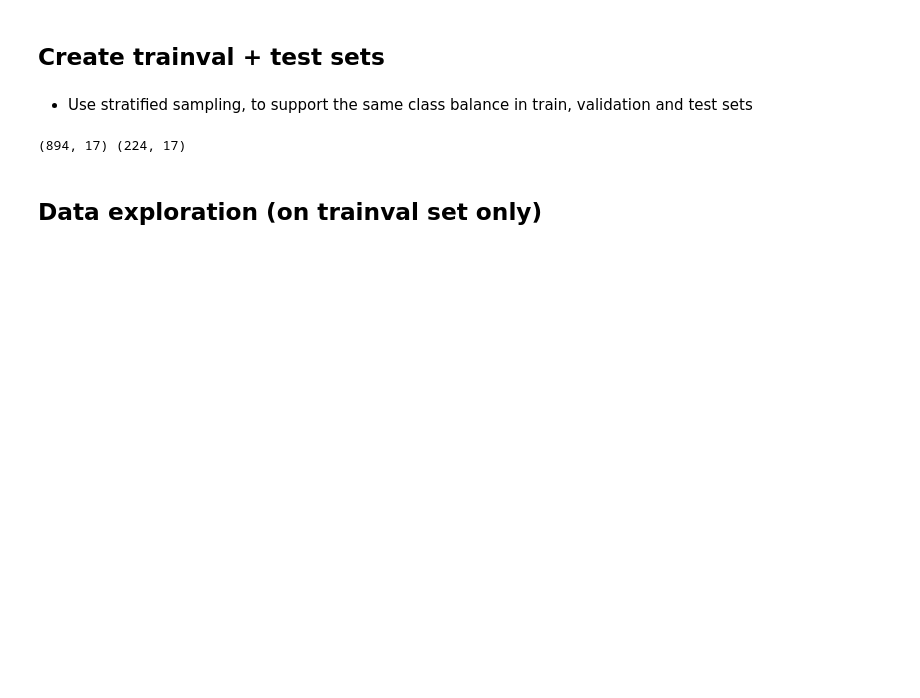
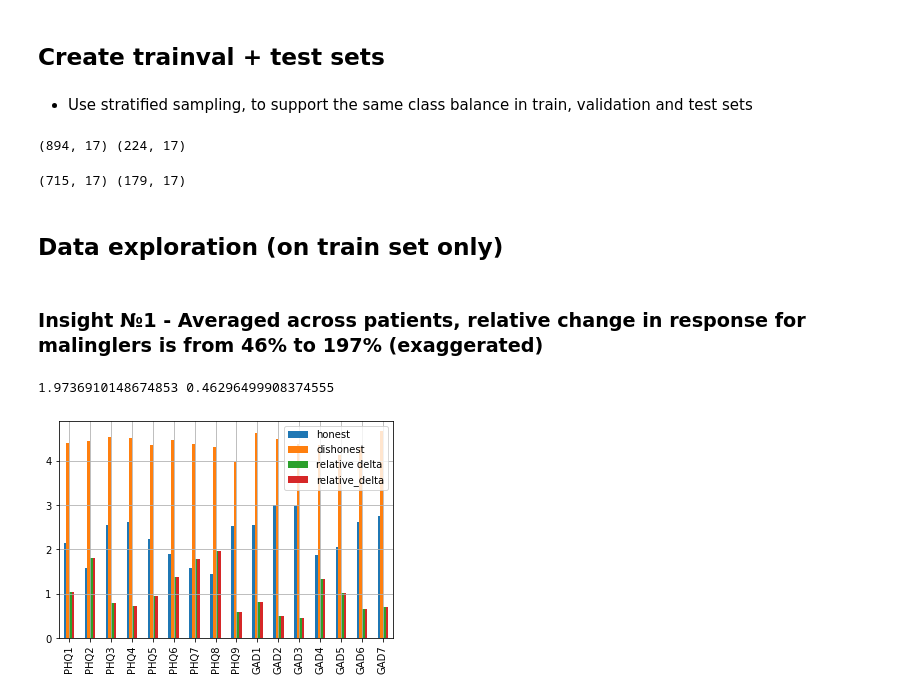
Before and after one commit to PashaIanko/Robust-Feature-Selection, a Jupyter notebook: main.ipynb, the cells around one changed output. Drawn from its saved outputs; the diff is of its cells as text; code cells hidden in the pictures; blank space fills up the shorter version.

Commit message:
gained the first insight

```diff
--- a/main.ipynb
+++ b/main.ipynb
@@ -24,7 +24,8 @@ from nbpep8.nbpep8 import pep8
 # Read the data
 # %%
 drive.mount('/content/gdrive')
-datasets_folder_path = '/content/gdrive/MyDrive/ML/DataScience_Dataset 2022-2023'
+datasets_folder_path = \
+    '/content/gdrive/MyDrive/ML/DataScience_Dataset 2022-2023'
 
 assert os.path.isdir(datasets_folder_path)
 # %% [output]
@@ -102,12 +103,13 @@ ax.grid()
 # %% [markdown]
 - Use stratified sampling, to support the same class balance in train, validation and test sets
 # %%
+TRAINVAL_SIZE = 0.8
 TRAIN_SIZE = 0.8
 RANDOM_STATE = 42
 
 df_trainval, df_test = train_test_split(
     dataset,
-    train_size=TRAIN_SIZE,
+    train_size=TRAINVAL_SIZE,
     random_state=RANDOM_STATE,
     stratify=dataset.CONDITION
 )
@@ -117,5 +119,47 @@ print(df_trainval.shape, df_test.shape)
 pep8(_ih)
 # %% [output]
 (894, 17) (224, 17)
+# %%
+df_train, df_validation = train_test_split(
+    df_trainval,
+    train_size=TRAIN_SIZE,
+    random_state=RANDOM_STATE,
+    stratify=df_trainval.CONDITION
+)
+
+print(df_train.shape, df_validation.shape)
+pep8(_ih)
+# %% [output]
+(715, 17) (179, 17)
 # %% [markdown]
-## Data exploration (on trainval set only)
+## Data exploration (on train set only)
+# %% [markdown]
+### Insight №1 - Averaged across patients, relative change in response for malinglers is from 46% to 197% (exaggerated)
+# %%
+df_train_honest = df_train[df_train['CONDITION'] == 'H']
+df_train_dishonest = df_train[df_train['CONDITION'] == 'D']
+
+result = {}
+
+for question in df_train.columns[df_train.columns != 'CONDITION']:
+   mean_response_honest = df_train_honest[question].mean()
+   mean_response_dishonest = df_train_dishonest[question].mean()
+
+   result[question] = {
+       'honest': mean_response_honest,
+       'dishonest': mean_response_dishonest
+   }
+
+responses = pd.DataFrame(result).transpose()
+# %%
+ax = responses.plot(kind='bar')
+ax.grid()
+
+responses['relative_delta'] = \
+    (responses['dishonest'] - responses['honest']) \
+    / (responses['honest'])
+
+print(responses.relative_delta.max(), responses.relative_delta.min())
+# %% [output]
+1.9736910148674853 0.46296499908374555
+[figure, added]
```
Also changed, not shown: parts of 1 cell of this notebook.
